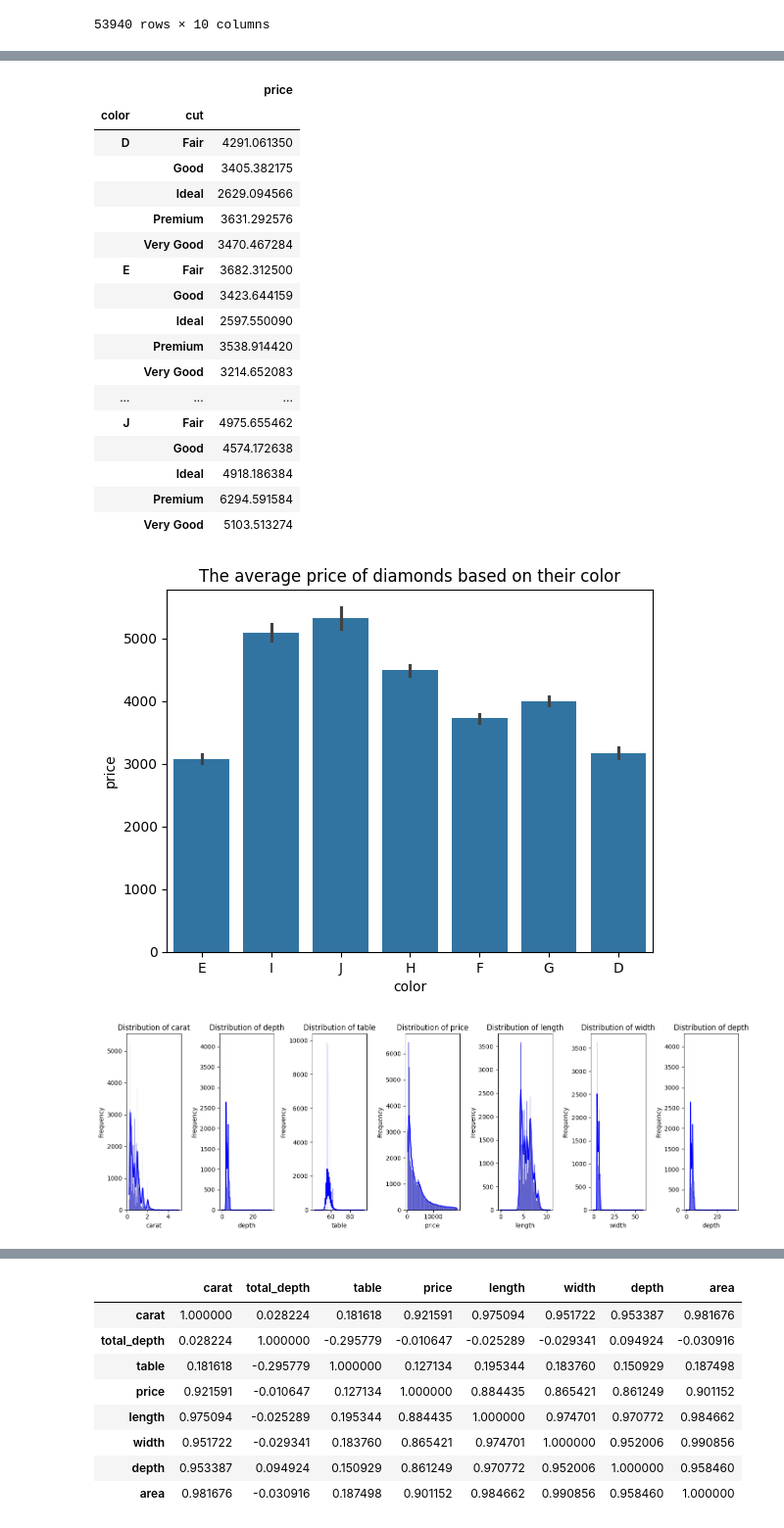
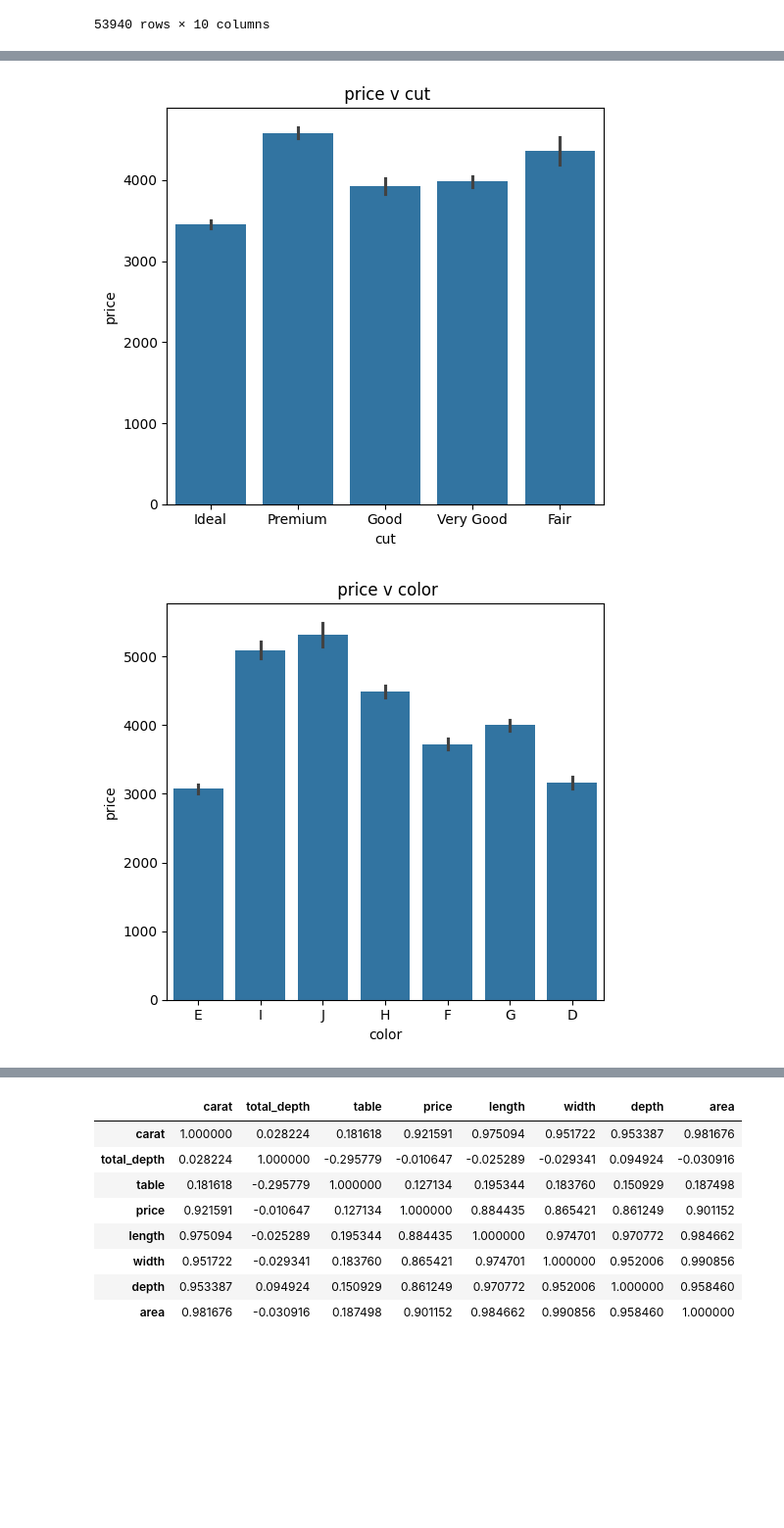
Before and after one commit to jijainth-code/ml_dit, a Jupyter notebook: main.ipynb, the cells around one changed output, grey strips where cells are left out. Shown at 98% size. Saved outputs shown, nothing was run; the diff lists cells and outputs as text; code cells hidden in the pictures; blank space fills up the shorter version.

```diff
--- a/main.ipynb
+++ b/main.ipynb
@@ -200,41 +112,17 @@ plt.show()
-# %%
-display(pd.DataFrame(df.groupby(['color', 'cut'])['price'].mean()))
-
-sns.barplot(x = df['color'], y = df['price'])
-plt.title('The average price of diamonds based on their color')
-plt.show()
-# %% [output]
-|  |  | price |
-| color | cut |  |
-| D | Fair | 4291.061350 |
-|  | Good | 3405.382175 |
-|  | Ideal | 2629.094566 |
-|  | Premium | 3631.292576 |
-|  | Very Good | 3470.467284 |
-| E | Fair | 3682.312500 |
-|  | Good | 3423.644159 |
-|  | Ideal | 2597.550090 |
-|  | Premium | 3538.914420 |
-|  | Very Good | 3214.652083 |
-| ... | ... | ... |
-| J | Fair | 4975.655462 |
-|  | Good | 4574.172638 |
-|  | Ideal | 4918.186384 |
-|  | Premium | 6294.591584 |
-|  | Very Good | 5103.513274 |
-[figure, removed]
-# %%
-continuous_features = ['carat', 'depth', 'table', 'price', 'length', 'width', 'depth']
-
-fig, axes = plt.subplots(nrows = 1, ncols = len(continuous_features), figsize =(15, 5))
-
-for i, var in enumerate(continuous_features):
-    sns.histplot(df[var],color = 'blue', kde = True, ax = axes[i])
-    axes[i].set_title(f'Distribution of {var}')
-    axes[i].set_xlabel(var)
-    axes[i].set_ylabel('Frequency')
-
-plt.tight_layout()
-plt.show()
-# %% [output]
-[figure, removed]
+# %%
+cat_columns = df.select_dtypes(include='object').columns.tolist()
+num_columns = df.select_dtypes(include='number').columns.tolist()
+num_columns.remove('price')
+# %%
+for col in cat_columns:
+    plt.figure(figsize=[10,5])
+
+    plt.subplot(1,2,1)
+    sns.barplot(x=col, y='price', data = df)
+    plt.title(f' price v {col}')
+
+    plt.tight_layout()
+    plt.show()
+# %% [output]
+[figure, added]
+[figure, added]
```
Also changed, not shown: parts of 23 cells of this notebook, 2 other files.
